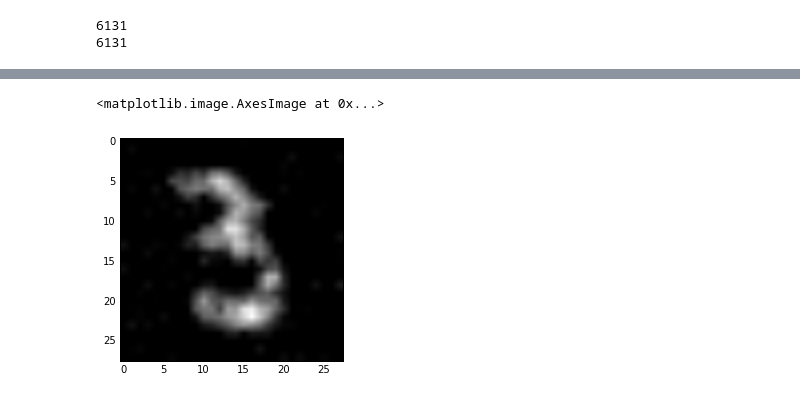
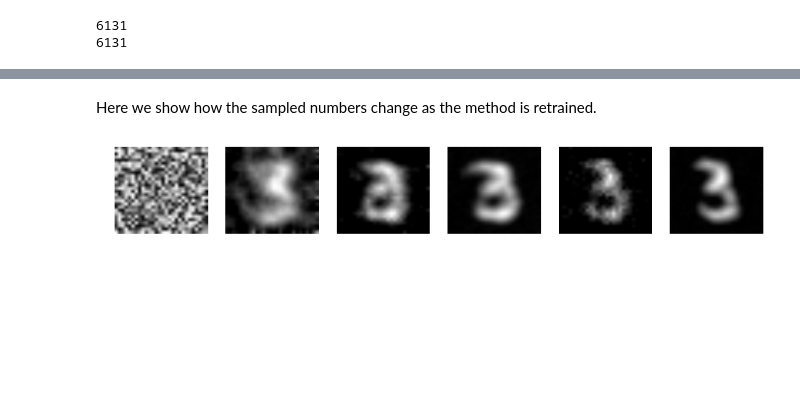
Before and after one commit to jgpavez/transfer_learning, a Jupyter notebook: generative_mnist.ipynb, the cells around one changed output, grey strips where cells are left out. Cells and saved outputs as stored; diff of their text form; code cells hidden in the pictures; blank space fills up the shorter version.

```diff
--- a/generative_mnist.ipynb
+++ b/generative_mnist.ipynb
@@ -46,6 +53,6 @@ Using Theano backend.
 Setting some global variables (features, classifier used to approximate the ratios).
 # %%
 workspace_file = 'workspace_evaluating.root'
-dir='evaluating'
+dir='.'
 model_g='mlp'
 verbose_printing=False
@@ -392,8 +345,12 @@ Elapsed Time: 432.84
 # %%
 # Iterative algorithm used to sample data
+
 n_iter = 5
+X_train_sampled = np.copy(X_train_rng)
 # Full set of data to retrain
 X_train_new = np.vstack((X_train_1,X_train_sampled))
+# five samples shown
+x_conv = [np.zeros((5, X_train_sampled.shape[1])) for i in range(n_iter)]
 
 verbose_printing=True
 
@@ -402,6 +359,11 @@ for it in range(n_iter):
     model.fit(X_train_new, y_train_,
           batch_size=batch_size, nb_epoch=nb_epoch,
           show_accuracy=True, verbose=2)
+    # Not evaluating the model right now
+    #score = model.evaluate(X_test_, y_test_,
+    #                   show_accuracy=True, verbose=0)
+    #print('Test score:', score[0])
+    #print('Test accuracy:', score[1])
     outputs = [model.predict_proba(X_train_1, batch_size=batch_size)[:,1],
             model.predict_proba(X_train_sampled, batch_size=batch_size)[:,1]]
 
@@ -412,12 +374,17 @@ for it in range(n_iter):
     if verbose_printing == True:
         can = printFrame(w,['score'],[w.function('sighistpdf_F0_F1{0}'.format(it)),
                       w.function('bkghistpdf_F0_F1{0}'.format(it))],
-                     'generative_mnist_score',['signal','bkg'],
+                     'generative_mnist_score{0}'.format(it),['signal','bkg'],
                       dir=dir,y_text='score(x)',print_pdf=True,title='Pairwise score distributions',
                       use_rootnotes=False)
     evaluator.set_distributions(F1_pdf, F0_pdf)
-    X_train_sampled = transformDataset(X_train_sampled)
+    if it > 3:
+        evaluator.set_epsilon(1e-4)
+    X_train_sampled,mean_loss = transformDataset(X_train_sampled)
+    #print 'iteration {0}'.format(it)
+    #print mean_loss
     X_train_new = np.vstack((X_train_1,X_train_sampled))
+    x_conv[it] = np.copy(X_train_sampled[:5])
 # %% [output]
 Training iteration: 0
 Epoch 1/2
@@ -473,13 +430,0 @@ Processing 6000
-# %%
-x = np.copy(X_train_sampled[0])
-#x = transformDataset(x.reshape((1,x.shape[0])))
-
-x_show = x * 255.
-#filter_blurred_f = ndimage.gaussian_filter(x_show, 1)
-#alpha = 0.5
-#sharpened = x_show + alpha * (x_show - filter_blurred_f)
-
-imshow(x_show.reshape((28,28)), cmap=cm.gray)
-# %% [output]
-<matplotlib.image.AxesImage at 0x...>
-[figure, removed]
@@ -514,0 +431,25 @@ imshow(x_show.reshape((28,28)), cmap=cm.gray)
+# %% [markdown]
+Here we show how the sampled numbers change as the method is retrained.
+# %%
+# Plotting sampled numbers
+n = 0
+
+fig = plt.figure(figsize=(15,2))
+
+fig.add_subplot(1,n_iter+1,1)
+x_show = X_train_rng[n] * 255
+imshow(x_show.reshape((28,28)), cmap=cm.gray, aspect='auto')
+plt.axis('off')
+
+for k in range(n_iter):
+    fig.add_subplot(1,n_iter+1,k + 2)
+
+    x_show = x_conv[k][n] * 255.
+    imshow(x_show.reshape((28,28)), cmap=cm.gray, aspect='auto')
+    plt.axis('off')
+
+fig.show()
+
+plt.autoscale(False)
+# %% [output]
+[figure, added]
```
Also changed, not shown: parts of 26 cells of this notebook.
